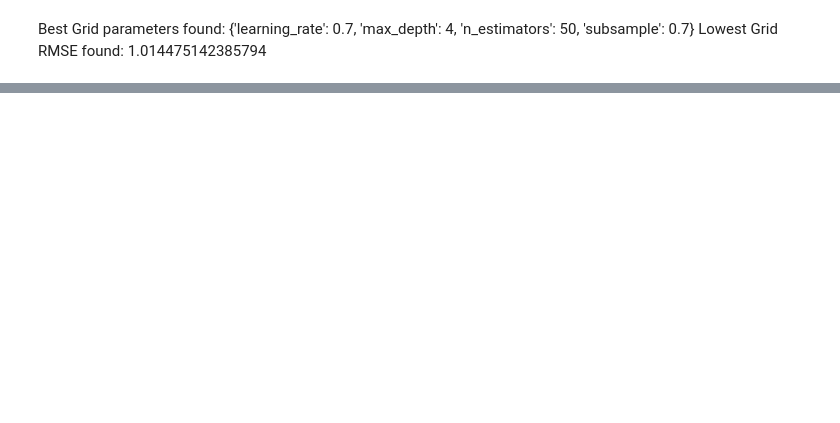
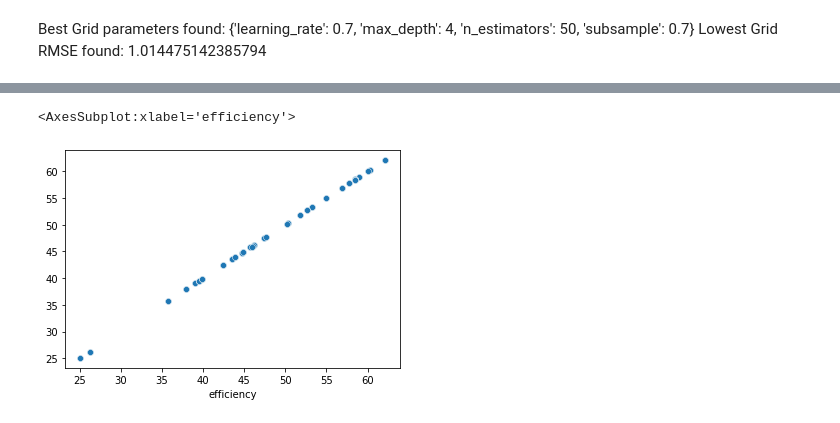
Before and after one commit to fromo19/Capstone-2, a Jupyter notebook: Model Selection.ipynb, the cells around one changed output, grey strips where cells are left out. Saved outputs shown, nothing was run; the diff lists cells and outputs as text; code cells hidden in the pictures; blank space fills up the shorter version.

```diff
--- a/Model Selection.ipynb
+++ b/Model Selection.ipynb
@@ -200,0 +188,3 @@ Lowest Random RMSE found:  1.017821599127864
+# %%
+train_preds = randomized_mse.predict(X_train)
+sklearn.metrics.r2_score(y_train, train_preds)
@@ -200,0 +304,5 @@ Lowest Random RMSE found:  1.017821599127864
+# %%
+sns.scatterplot(y_train, train_preds)
+# %% [output]
+<AxesSubplot:xlabel='efficiency'>
+[figure, added]
```
Also changed, not shown: parts of 24 cells of this notebook.
